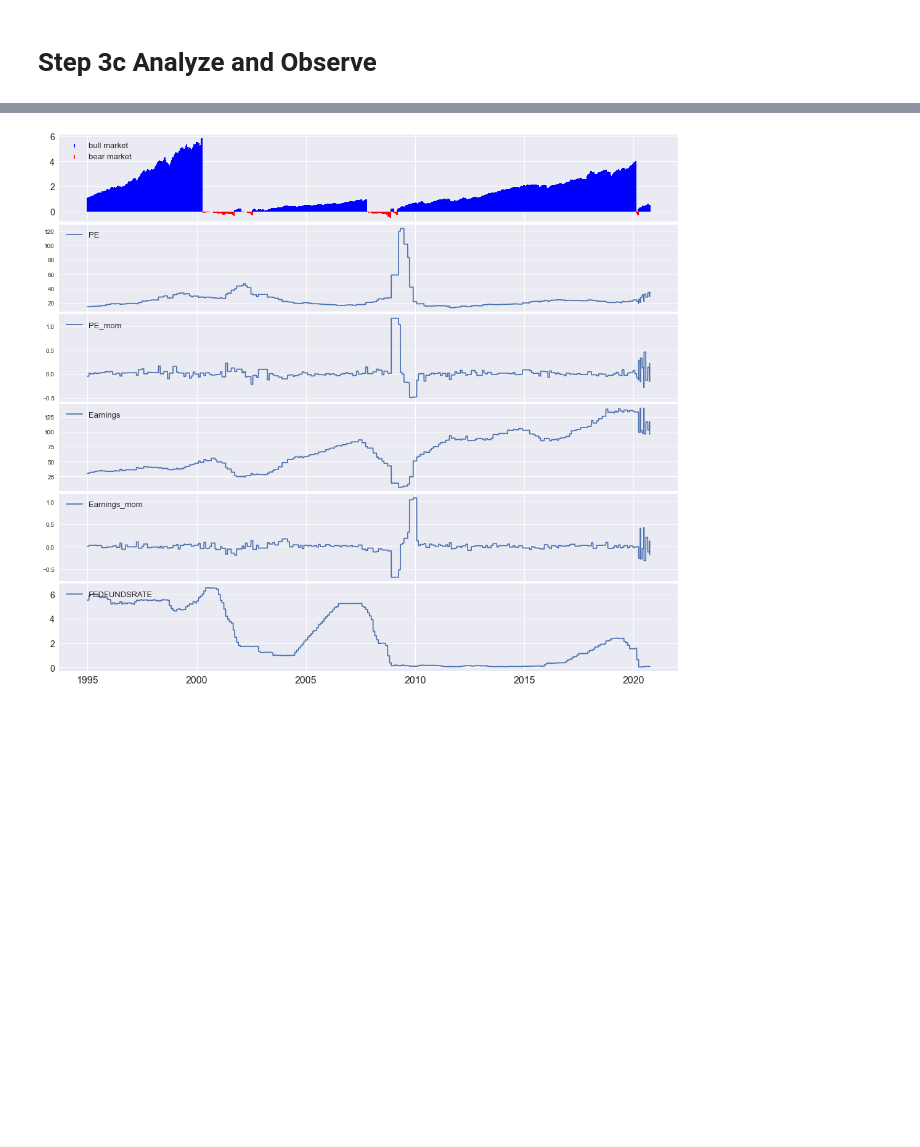
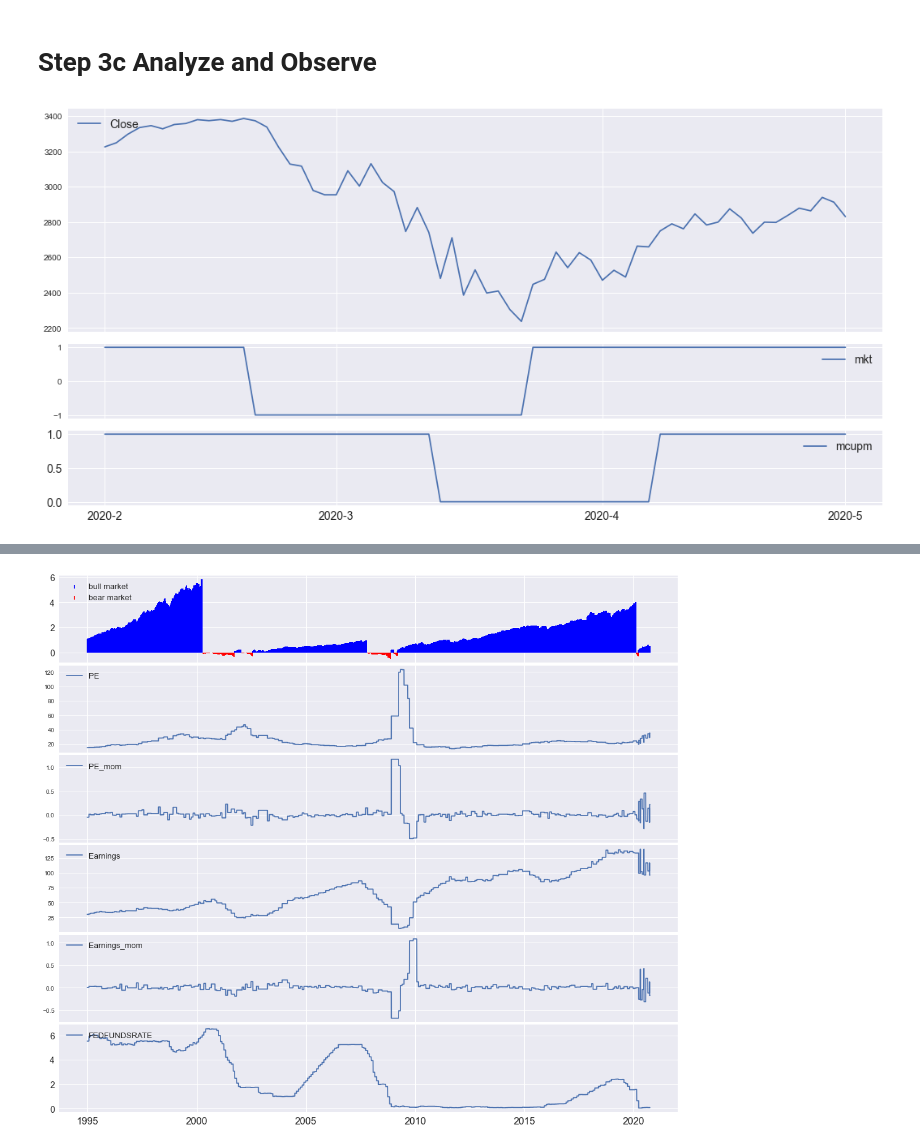
Before and after one commit to Aljgutier/Pyquant, a Jupyter notebook: SP500_MktCycle_Data_2.ipynb, the cells around one changed output, grey strips where cells are left out. Cells and saved outputs as stored; diff of their text form; code cells hidden in the pictures; blank space fills up the shorter version.

```diff
--- a/SP500_MktCycle_Data_2.ipynb
+++ b/SP500_MktCycle_Data_2.ipynb
@@ -899,2 +940,15 @@ df_ml2[['Year','Month','Close','FEDFUNDSRATE','FFR_id']]
 # %% [markdown]
 # Step 3c Analyze and Observe
+# %%
+# COVID
+%run fmplot
+
+s=dt.datetime(2020,2,1)
+e=dt.datetime(2020,5,1)
+
+
+fmplot(df_ml,['Close','mkt','mcupm'], plottypes =['line','line','line'],
+       startdate=s, enddate=e, sharex=True, llocs=['upper left', 'upper right','upper right'],
+      figsize=(18,9),ytick_labelsize=14, xtick_labelsize=14, legend_fontsize=14, height_ratios=(3,1,1))
+# %% [output]
+[figure, added]
```
Also changed, not shown: parts of 22 cells of this notebook.
